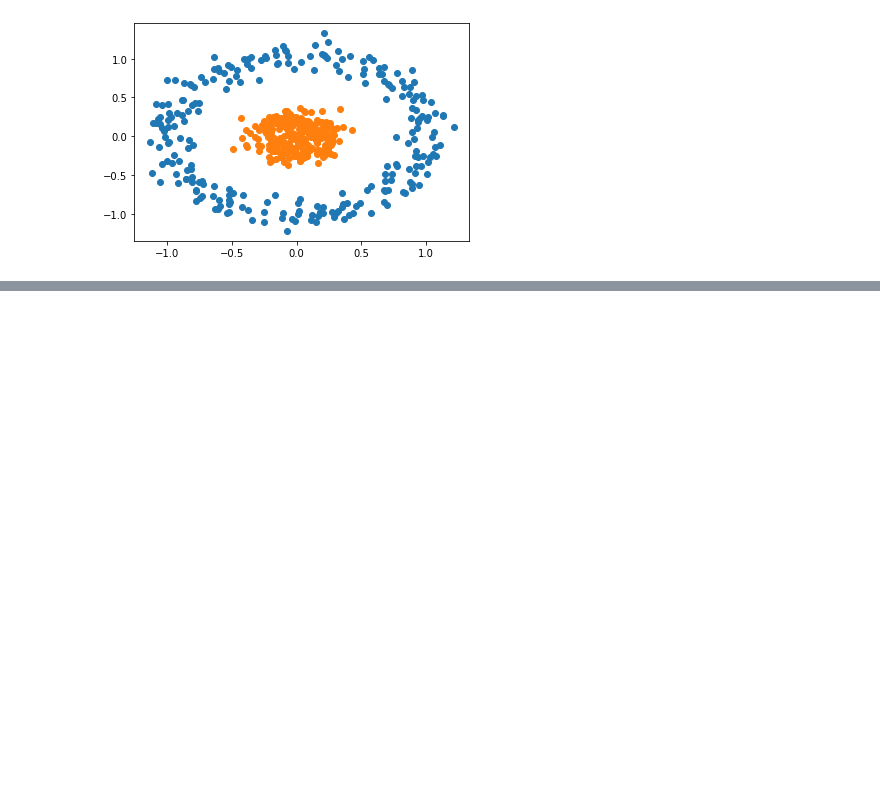
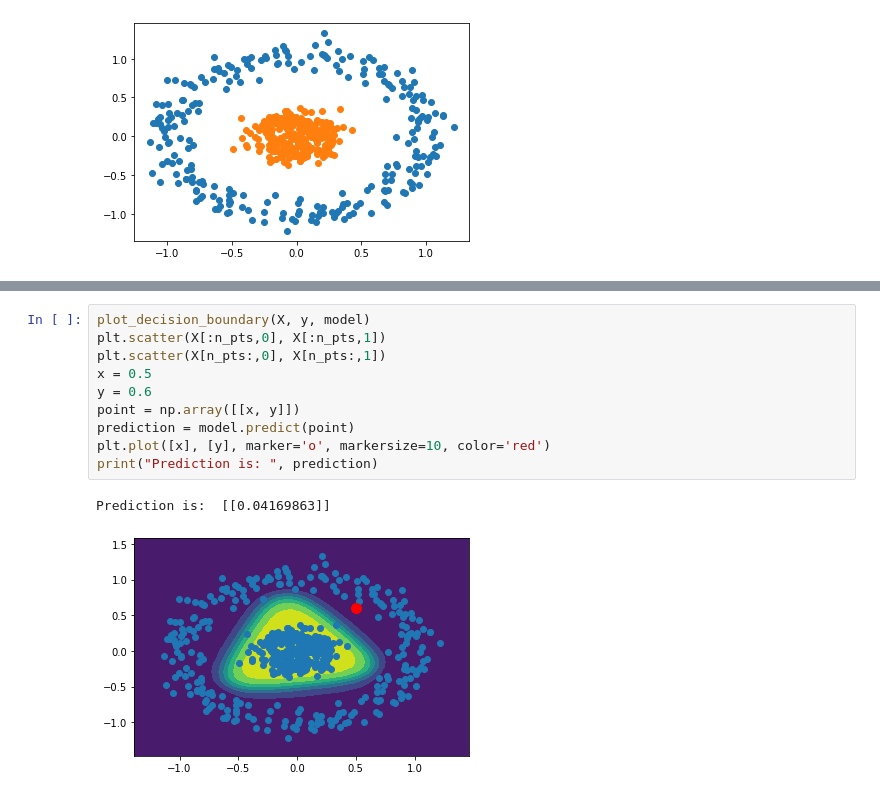
Before and after one commit to hpt1988/Applied-Deep-Learning_The-Complete-Self-Driving-Car-Course, a Jupyter notebook: deep_neural-network/deep_neural-network.ipynb, the cells around one changed output, grey strips where cells are left out. Drawn from its saved outputs; the diff is of its cells as text; blank space fills up the shorter version.

```diff
--- a/deep_neural-network/deep_neural-network.ipynb
+++ b/deep_neural-network/deep_neural-network.ipynb
@@ -51,0 +136,13 @@ plt.scatter(X[y==1, 0], X[y==1, 1])
+# %%
+plot_decision_boundary(X, y, model)
+plt.scatter(X[:n_pts,0], X[:n_pts,1])
+plt.scatter(X[n_pts:,0], X[n_pts:,1])
+x = 0.5
+y = 0.6
+point = np.array([[x, y]])
+prediction = model.predict(point)
+plt.plot([x], [y], marker='o', markersize=10, color='red')
+print("Prediction is: ", prediction)
+# %% [output]
+Prediction is:  [[0.04169863]]
+[figure, added]
```
Also changed, not shown: parts of 11 cells of this notebook.
